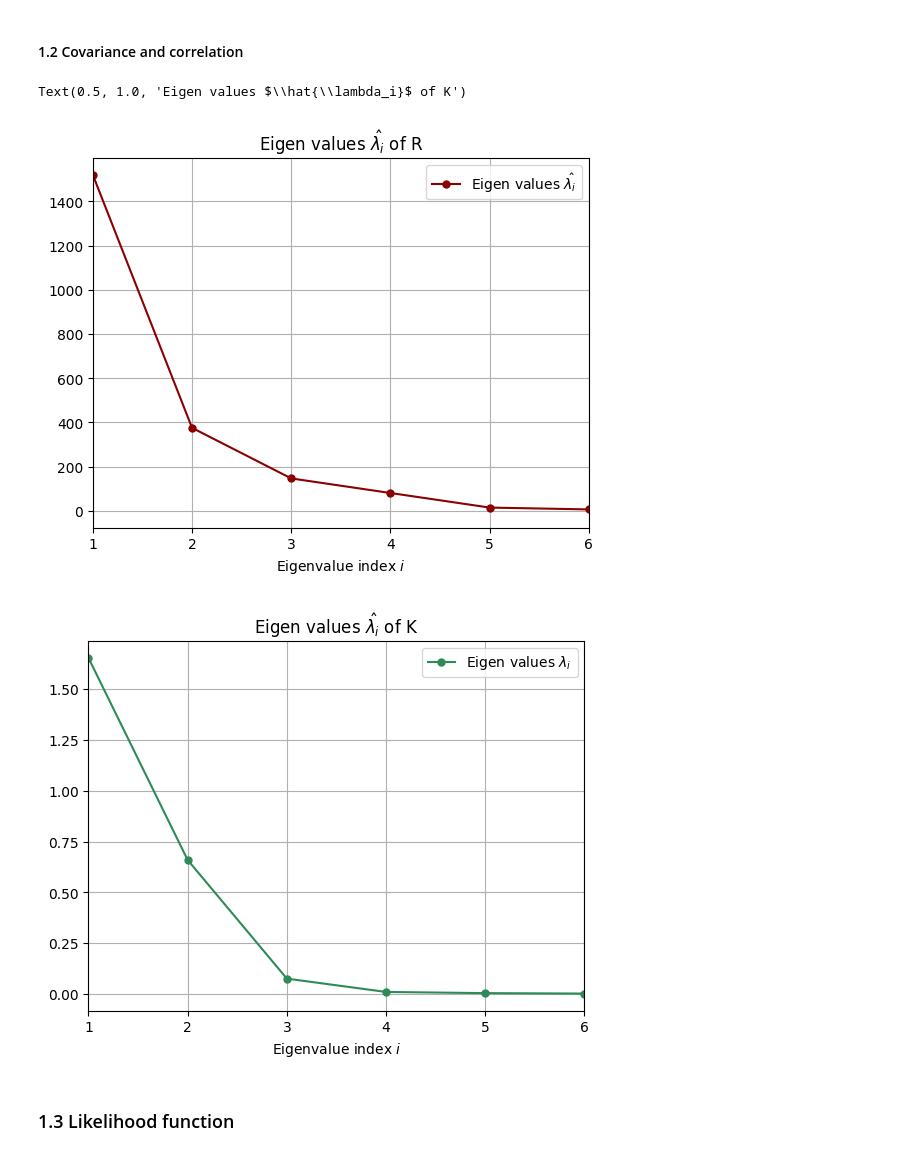
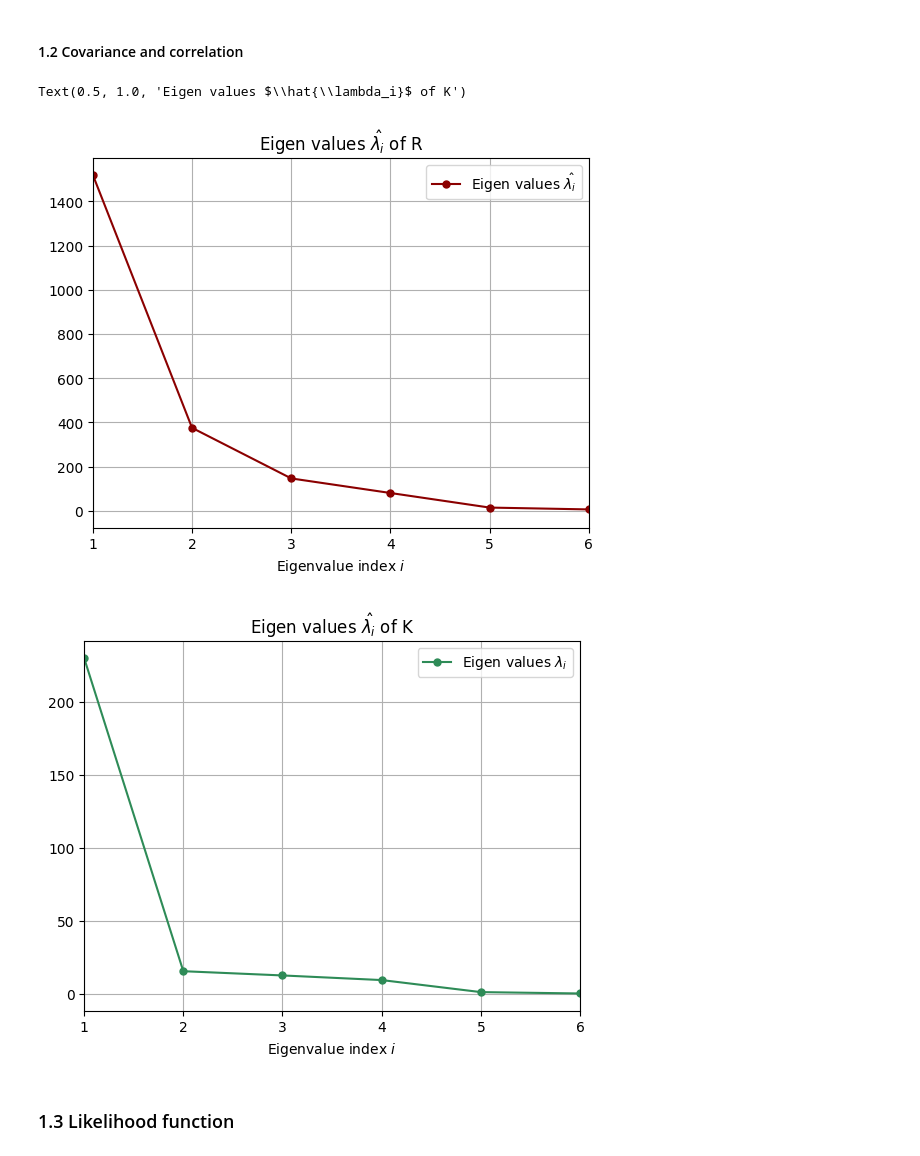
Before and after one commit to idrissabdw/elm-endmembers-project, a Jupyter notebook: empirical_method.ipynb, the cells around one changed output. Cells and saved outputs as stored; diff of their text form; code cells hidden in the pictures.

```diff
--- a/empirical_method.ipynb
+++ b/empirical_method.ipynb
@@ -42,33 +43,33 @@ X_normalized = X_centered/std
 # %% [markdown]
 #### 1.2 Covariance and correlation
 # %%
-K = np.cov(X_centered, rowvar=True)
+K = np.cov(X_normalized, rowvar=True)
 R = np.corrcoef(X_normalized, rowvar=True)
 
 eig_vals_K, eig_vecs_K = np.linalg.eig(K)
 eig_vals_R, eig_vecs_R = np.linalg.eig(R)
 
 ## Plot of eigen values
 x_axis = np.linspace(1,N_s,N_s)
 plt.figure(1)
 plt.plot(x_axis,eig_vals_R,label='Eigen values $\hat{\lambda_i}$', marker='o', markersize=5, linestyle='-',color='darkred')
 plt.grid()
 plt.xlabel('Eigenvalue index $i$')
 plt.legend()
 plt.xlim([1,6])
 plt.title("Eigen values $\hat{\lambda_i}$ of R")
 
 plt.figure(2)
 plt.plot(x_axis,eig_vals_K,label='Eigen values $\lambda_i$', marker='o', markersize=5, linestyle='-',color='seagreen')
 plt.grid()
 plt.legend()
 plt.xlabel('Eigenvalue index $i$')
 plt.xlim([1,6])
 plt.title("Eigen values $\hat{\lambda_i}$ of K")
 # %% [output]
 Text(0.5, 1.0, 'Eigen values $\\hat{\\lambda_i}$ of K')
 [figure]
-[figure, old version]
+[figure, new version]
 # %% [markdown]
 ### 1.3 Likelihood function
 # %%
```
Also changed, not shown: parts of 9 cells of this notebook.
